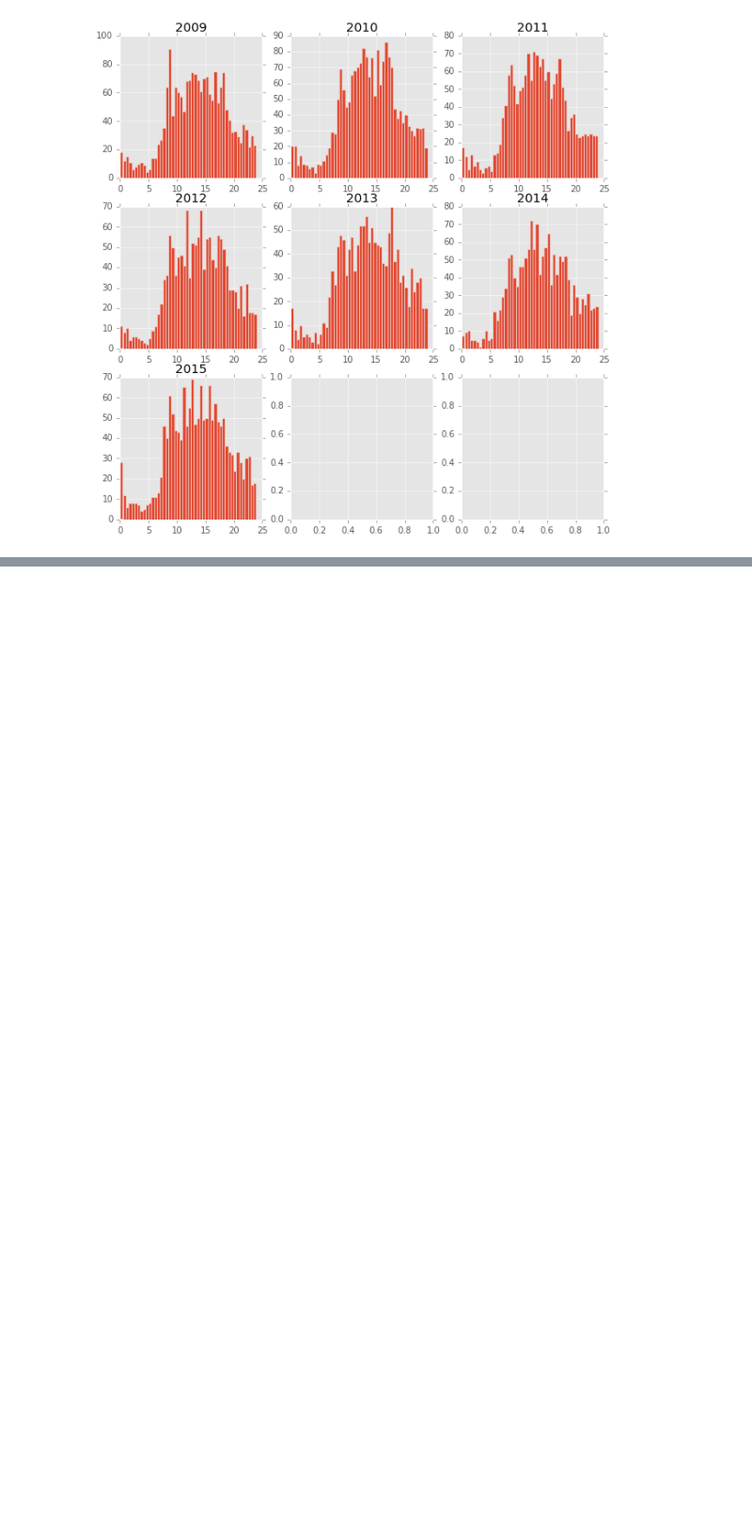
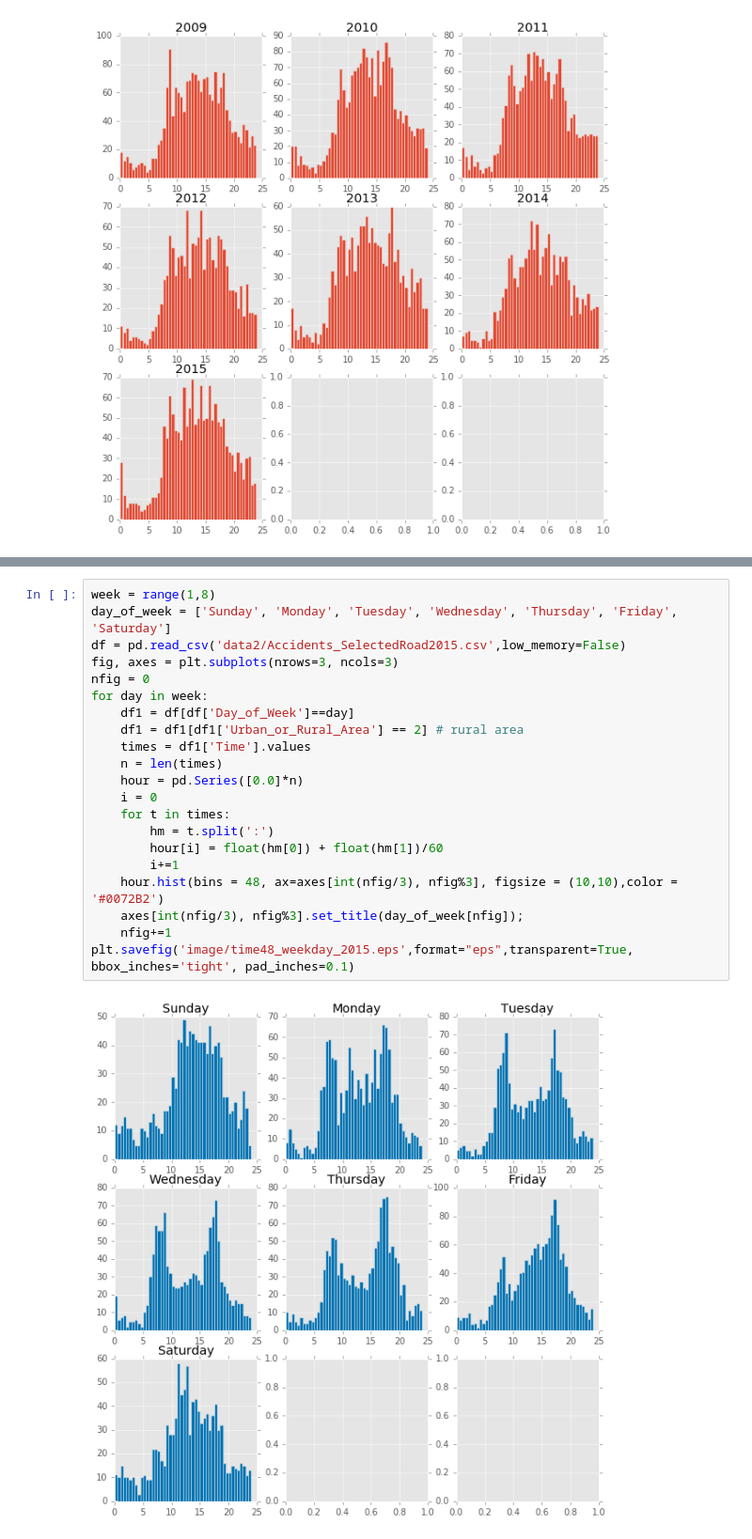
Before and after one commit to evxu/road-safety-project, a Jupyter notebook: Data_Exploration_4 - number of accidents in time of the day.ipynb, the cells around one changed output, grey strips where cells are left out. Shown at 94% size. Drawn from its saved outputs; the diff is of its cells as text; blank space fills up the shorter version.

```diff
--- a/Data_Exploration_4 - number of accidents in time of the day.ipynb
+++ b/Data_Exploration_4 - number of accidents in time of the day.ipynb
@@ -424,0 +478,23 @@ for year in years:
+# %%
+week = range(1,8)
+day_of_week = ['Sunday', 'Monday', 'Tuesday', 'Wednesday', 'Thursday', 'Friday', 'Saturday']
+df = pd.read_csv('data2/Accidents_SelectedRoad2015.csv',low_memory=False)
+fig, axes = plt.subplots(nrows=3, ncols=3)
+nfig = 0
+for day in week:
+    df1 = df[df['Day_of_Week']==day]
+    df1 = df1[df1['Urban_or_Rural_Area'] == 2] # rural area
+    times = df1['Time'].values
+    n = len(times)
+    hour = pd.Series([0.0]*n)
+    i = 0
+    for t in times:
+        hm = t.split(':')
+        hour[i] = float(hm[0]) + float(hm[1])/60
+        i+=1
+    hour.hist(bins = 48, ax=axes[int(nfig/3), nfig%3], figsize = (10,10),color = '#0072B2')
+    axes[int(nfig/3), nfig%3].set_title(day_of_week[nfig]);
+    nfig+=1
+plt.savefig('image/time48_weekday_2015.eps',format="eps",transparent=True, bbox_inches='tight', pad_inches=0.1)
+# %% [output]
+[figure, added]
```
Also changed, not shown: parts of 6 cells of this notebook, 17 other files.
